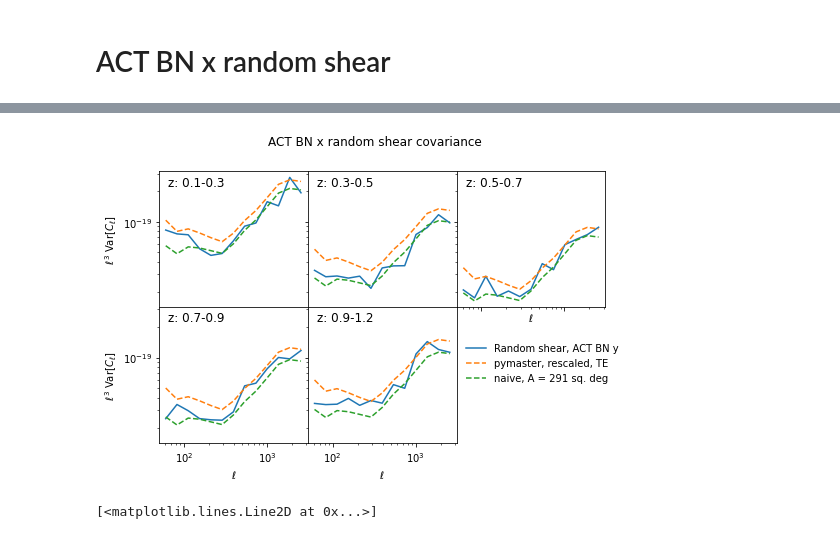
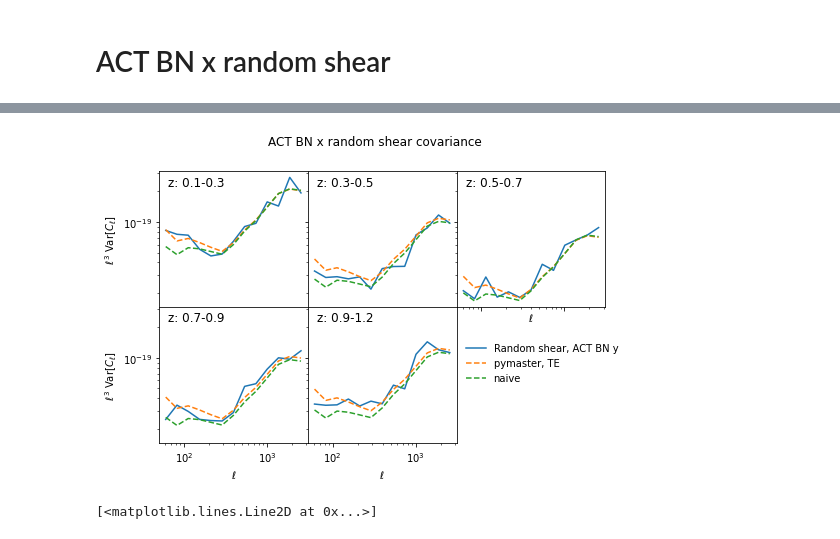
Before and after one commit to tilmantroester/KiDS-1000xtSZ, a Jupyter notebook: notebooks/covariance_shenanigans.ipynb, the cells around one changed output, grey strips where cells are left out. Saved outputs shown, nothing was run; the diff lists cells and outputs as text; code cells hidden in the pictures.

Commit message:
Shear randoms measurements

```diff
--- a/notebooks/covariance_shenanigans.ipynb
+++ b/notebooks/covariance_shenanigans.ipynb
@@ -210,7 +223,16 @@ y_mask[y_mask == healpy.UNSEEN] = 0
 A_ACT_BN = y_mask.sum()*healpy.nside2pixarea(2048, degrees=True)
 
 A_KiDS = {}
+A_eff_KiDS = {}
+
 A_ACT_BN_KiDS = {}
+
+sum_w_map = {}
+sum_w_sq_map = {}
+sum_w_sq_e1_sq_map = {}
+sum_w_sq_e2_sq_map = {}
+sigma_e_map = {}
+n_eff_map = {}
 
 for z_cut in Z_CUTS + [(0.1, 1.2)]:
     shear_mask = healpy.read_map(f"../data/shear_maps_KiDS1000_cel_N/z{z_cut[0]}-{z_cut[1]}/doublet_mask.fits", verbose=False)
@@ -219,7 +241,23 @@ for z_cut in Z_CUTS + [(0.1, 1.2)]:
     shear_weight = healpy.read_map(f"../data/shear_maps_KiDS1000_cel_N/z{z_cut[0]}-{z_cut[1]}/doublet_weight.fits", verbose=False)
     shear_weight[shear_weight == healpy.UNSEEN] = 0
 
+    e1, e2 = read_partial_map(f"../data/shear_maps_KiDS1000_cel_N/z{z_cut[0]}-{z_cut[1]}/triplet.fits",
+                                fields=[2, 3], fill_value=0,
+                                scale=[1, 1])
+
+    sum_w_map[z_cut] = np.sum(shear_weight)
+    sum_w_sq_map[z_cut] = np.sum(shear_weight**2)
+    sum_w_sq_e1_sq_map[z_cut] = np.sum(shear_weight**2 * e1**2)
+    sum_w_sq_e2_sq_map[z_cut] = np.sum(shear_weight**2 * e2**2)
+
     shear_weight *= shear_mask.sum()/shear_weight[shear_weight > 0].sum()
 
-    A_KiDS[z_cut] = shear_weight.sum()*healpy.nside2pixarea(2048, degrees=True)
+    A_KiDS[z_cut] = shear_mask.sum()*healpy.nside2pixarea(2048, degrees=True)
+    A_eff_KiDS[z_cut] = shear_weight.sum()*healpy.nside2pixarea(2048, degrees=True)
     A_ACT_BN_KiDS[z_cut] = (shear_weight*y_mask).sum()*healpy.nside2pixarea(2048, degrees=True)
+
+    sigma_e_map[z_cut] = np.sqrt(0.5*(sum_w_sq_e1_sq_map[z_cut] + sum_w_sq_e2_sq_map[z_cut])/sum_w_sq_map[z_cut])
+    n_eff_map[z_cut] = sum_w_map[z_cut]**2/sum_w_sq_map[z_cut]/(A_KiDS[z_cut]*60**2)
+
+    print(f"{z_cut}: A_KiDS = {A_KiDS[z_cut]:.1f} deg^2, A_ACT_BN_KiDS = {A_ACT_BN_KiDS[z_cut]:.1f} deg^2")
+    print(f"          sigma_e = {sigma_e_map[z_cut]:.2f}, n_eff = {n_eff_map[z_cut]:.3f} arcmin^-2")
@@ -264,43 +320,43 @@ for i, z_cut in enumerate(Z_CUTS):
     u = ell_eff**3
 
     cov = cov_random_shear_TE
     var = np.diag(cov)[n_ell_bin*i:n_ell_bin*(i+1)]
     ax.flatten()[i].loglog(ell_eff, u*var, ls="-", label=f"Random shear, ACT BN y")
 
     # cov = cov_random_shear_TB
     # var = np.diag(cov)[n_ell_bin*i:n_ell_bin*(i+1)]
     # ax.flatten()[i].loglog(ell_eff, u*var, ls="-", label=f"Random shear, ACT BN y, TB")
 
+    var = np.diag(cov_gaussian_TE_TE[i])/np.sqrt(2)
+    ax.flatten()[i].loglog(ell_eff, u*var, ls="--", label=f"pymaster, TE")
+
     # var = np.diag(cov_gaussian_TE_TE[i])
-    # ax.flatten()[i].loglog(ell_eff, u*var, ls="--", label=f"pymaster, TE")
-
-    var = np.diag(cov_gaussian_TE_TE[i])
-    var = var * A_ACT_BN_KiDS[z_cut]/A_ACT_BN_KiDS[(0.1, 1.2)]
-    ax.flatten()[i].loglog(ell_eff, u*var, ls="--", label=f"pymaster, rescaled, TE")
+    # var = var * A_ACT_BN_KiDS[z_cut]/A_ACT_BN_KiDS[(0.1, 1.2)]
+    # ax.flatten()[i].loglog(ell_eff, u*var, ls="--", label=f"pymaster, rescaled, TE")
 
     # var = np.diag(cov_gaussian_TB_TB[i])
     # ax.flatten()[i].loglog(ell_eff, u*var, ls="--", label=f"pymaster, TB")
 
-    # var = cov_gaussian_TE_TE_naive[i]
-    # ax.flatten()[i].loglog(ell_eff, u*var, ls="--", label=f"naive")
+    var = cov_gaussian_TE_TE_naive[i]
+    ax.flatten()[i].loglog(ell_eff, u*var, ls="--", label=f"naive")
 
-    var = cov_gaussian_TE_TE_naive_fixed_area[i]
-    ax.flatten()[i].loglog(ell_eff, u*var, ls="--", label=f"naive, A = 291 sq. deg")
+    # var = cov_gaussian_TE_TE_naive_fixed_area[i]
+    # ax.flatten()[i].loglog(ell_eff, u*var, ls="--", label=f"naive, A = 291 sq. deg")
 
 
     ax.flatten()[i].set_xlabel(r"$\ell$")
     ax.flatten()[i].set_title(f"z: {z_cut[0]}-{z_cut[1]}", x=0.25, y=0.85)
 
 [p[0].set_ylabel(r"$\ell^3\ {\rm Var}[C_\ell]$") for p in ax]
 ax.flatten()[-1].axis("off")
 ax.flatten()[-2].legend(frameon=False, loc="upper left", bbox_to_anchor=(1,0.8))
 
 # ax[0,0].set_ylim(bottom=1e-22)
 
 fig.suptitle("ACT BN x random shear covariance")
 fig.savefig("plots/ACT_BN_noise_cov.png", dpi=300)
 # %% [output]
-[figure, old version]
+[figure, new version]
 # %%
 u = ell_ACT_coupled**2/(2*PI)
 plt.loglog(ell_ACT_coupled, u*Cl_ACT_BN_yy_coupled)
```
Also changed, not shown: parts of 38 cells of this notebook, 5 other files.
